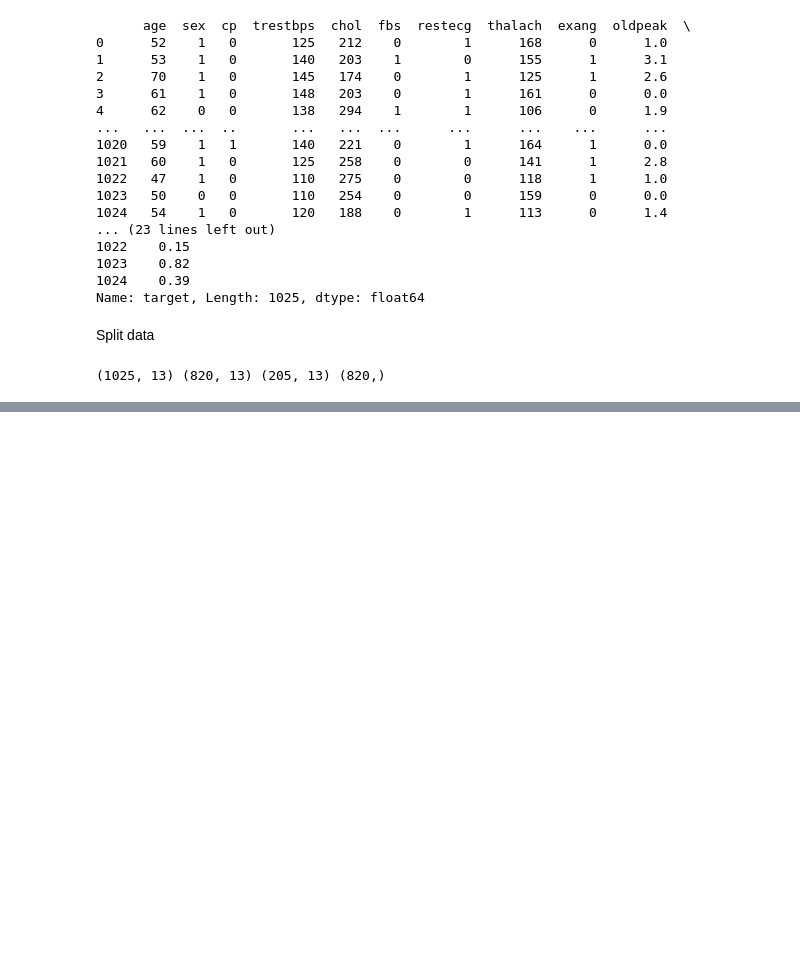
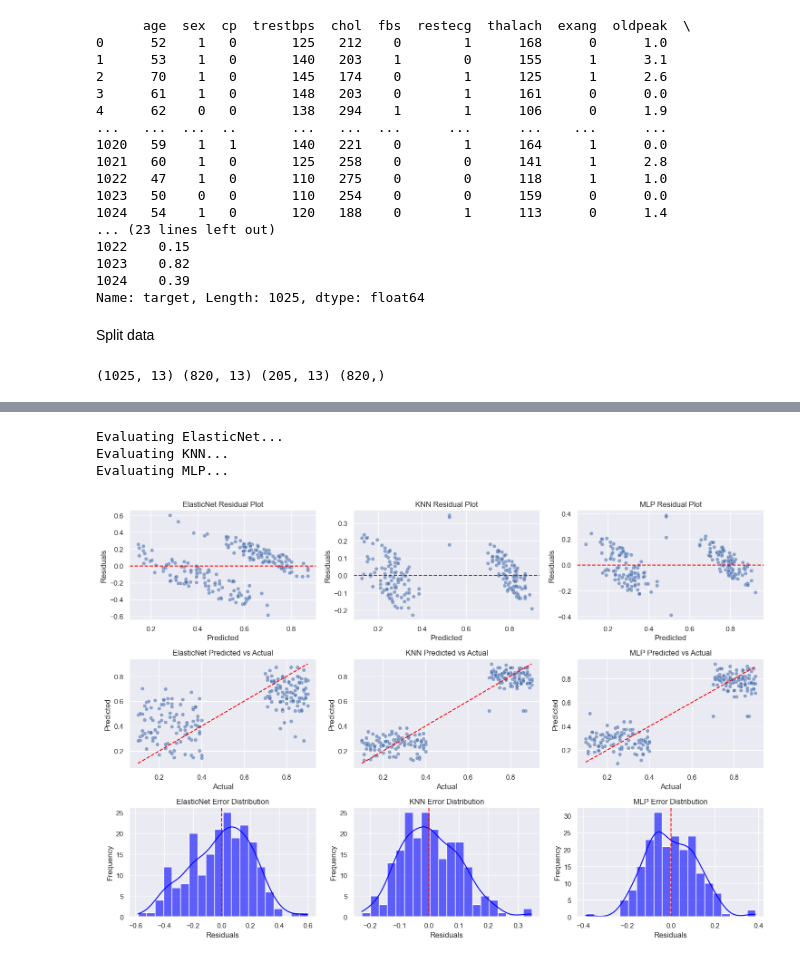
Before and after one commit to magicomartino/AAvance_project, a Jupyter notebook: Code.ipynb, the cells around one changed output, grey strips where cells are left out. Drawn from its saved outputs; the diff is of its cells as text; code cells hidden in the pictures; blank space fills up the shorter version.

```diff
--- a/Code.ipynb
+++ b/Code.ipynb
@@ -369,0 +376,7 @@ R^2 Score: 0.8765334346193671
+# %%
+models = {
+    'ElasticNet': ElasticNet(random_state=42),
+    'KNN': KNeighborsRegressor(),
+    'MLP': MLPRegressor(random_state=50, max_iter=1000)
+}
+results = {}
@@ -369,0 +437,71 @@ R^2 Score: 0.8765334346193671
+# %%
+import matplotlib.pyplot as plt
+import seaborn as sns
+from sklearn.metrics import mean_absolute_error, mean_squared_error, r2_score
+
+# Initialize storage for metrics
+metrics = {}
+
+# Plot settings
+plt.figure(figsize=(15, 10))
+
+# Iterate through models
+for i, (name, result) in enumerate(results.items(), start=1):
+    print(f"Evaluating {name}...")
+
+    # Retrieve the retrained model
+    model = result['Retrained Model']
+
+    # Predictions
+    y_pred = model.predict(X_test)
+    residuals = Y_test - y_pred
+
+    # Calculate metrics
+    mae = mean_absolute_error(Y_test, y_pred)
+    mse = mean_squared_error(Y_test, y_pred)
+    rmse = np.sqrt(mse)
+    r2 = r2_score(Y_test, y_pred)
+    metrics[name] = {'MAE': mae, 'MSE': mse, 'RMSE': rmse, 'R2': r2}
+
+    # Subplot: Residual plot
+    plt.subplot(3, len(results), i)
+    sns.scatterplot(x=y_pred, y=residuals, alpha=0.6)
+    plt.axhline(0, color='red', linestyle='--')
+    plt.title(f"{name} Residual Plot")
+    plt.xlabel("Predicted")
+    plt.ylabel("Residuals")
+
+    # Subplot: Predicted vs Actual
+    plt.subplot(3, len(results), i + len(results))
+    sns.scatterplot(x=Y_test, y=y_pred, alpha=0.6)
+    plt.plot([min(Y_test), max(Y_test)], [min(Y_test), max(Y_test)], color='red', linestyle='--')
+    plt.title(f"{name} Predicted vs Actual")
+    plt.xlabel("Actual")
+    plt.ylabel("Predicted")
+
+    # Subplot: Error distribution
+    plt.subplot(3, len(results), i + 2 * len(results))
+    sns.histplot(residuals, kde=True, bins=20, color='blue', alpha=0.6)
+    plt.axvline(0, color='red', linestyle='--')
+    plt.title(f"{name} Error Distribution")
+    plt.xlabel("Residuals")
+    plt.ylabel("Frequency")
+
+# Adjust layout
+plt.tight_layout()
+plt.show()
+
+# Print metrics summary
+print("Metrics Summary:")
+for name, metric in metrics.items():
+    print(f"{name}:")
+    print(f"  MAE: {metric['MAE']:.4f}")
+    print(f"  MSE: {metric['MSE']:.4f}")
+    print(f"  RMSE: {metric['RMSE']:.4f}")
+    print(f"  R2: {metric['R2']:.4f}")
+    print("-" * 50)
+# %% [output]
+Evaluating ElasticNet...
+Evaluating KNN...
+Evaluating MLP...
+[figure, added]
```
Also changed, not shown: parts of 12 cells of this notebook.
